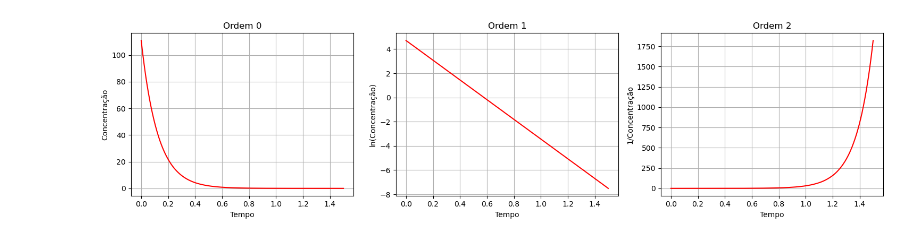
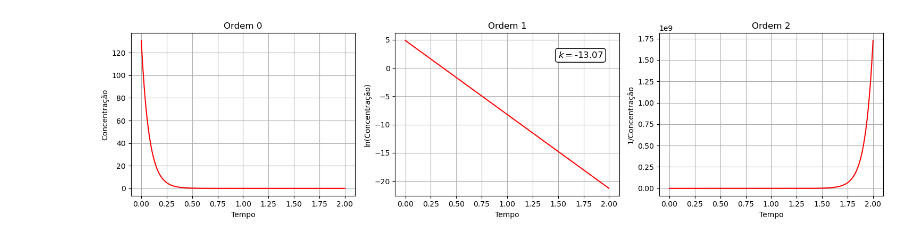
Before and after one commit to alicevk/cinetica-quimica, a Jupyter notebook: analiseGraficos.ipynb, the cells around one changed output. Saved outputs shown, nothing was run; the diff lists cells and outputs as text; code cells hidden in the pictures.

Commit message:
Adiciona cálculo da constante de taxa k no gráfico de ordem

```diff
--- a/analiseGraficos.ipynb
+++ b/analiseGraficos.ipynb
@@ -6,7 +6,7 @@ import matplotlib.pyplot as plt
 from scipy import optimize
 # %%
 # ---------------------------- Importando os dados --------------------------- #
-df1 = pd.read_csv('dados/dadosNum=200.csv', header=None)
+df1 = pd.read_csv('dados/dadosNum=250.csv', header=None)
 
 df1
 # %% [output]
@@ -83,31 +83,36 @@ ordem0 = fit_y1
 ordem1 = np.log(fit_y1)
 ordem2 = 1/fit_y1
 
 fig, axes = plt.subplots(nrows=1, ncols=3, figsize=(15, 4))
 
 axes[0].set_title('Ordem 0')
 axes[0].set_xlabel('Tempo')
 axes[0].set_ylabel('Concentração')
 axes[0].grid()
 
 axes[0].plot(eixo_x, ordem0, 'r')
 
 axes[1].set_title('Ordem 1')
 axes[1].set_xlabel('Tempo')
 axes[1].set_ylabel('ln(Concentração)')
 axes[1].grid()
 
 axes[1].plot(eixo_x, ordem1, 'r')
 
 axes[2].set_title('Ordem 2')
 axes[2].set_xlabel('Tempo')
 axes[2].set_ylabel('1/Concentração')
 axes[2].grid()
 
 axes[2].plot(eixo_x, ordem2, 'r')
 
+# Escrevendo a constante k:
+slope = (ordem1[100]-ordem1[99]) / (eixo_x[100]-eixo_x[99])
+axes[1].text(1.5, 3, f"$k=${round(slope,2)}", fontsize=12, verticalalignment='top',
+             bbox=dict(facecolor='white', edgecolor='black', boxstyle='round'))
+
 fig.tight_layout()
 
 plt.show()
 # %% [output]
-[figure, old version]
+[figure, new version]
```
Also changed, not shown: parts of 4 cells of this notebook.
